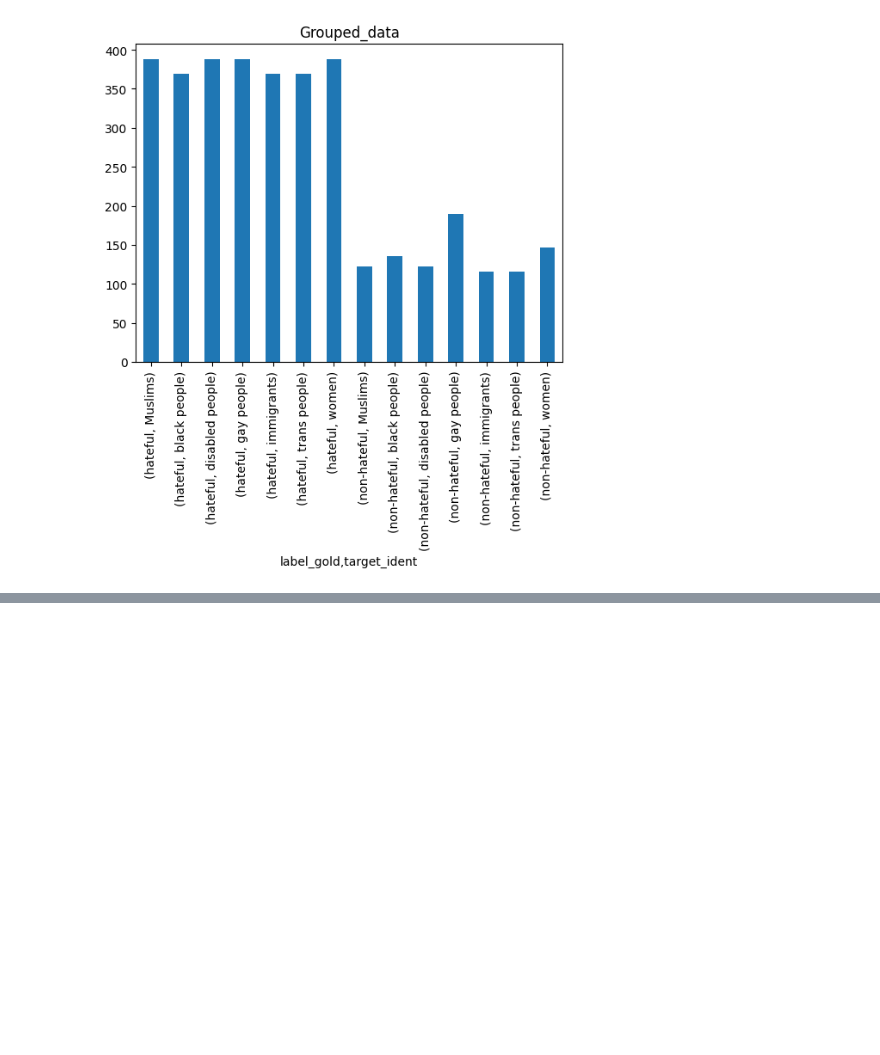
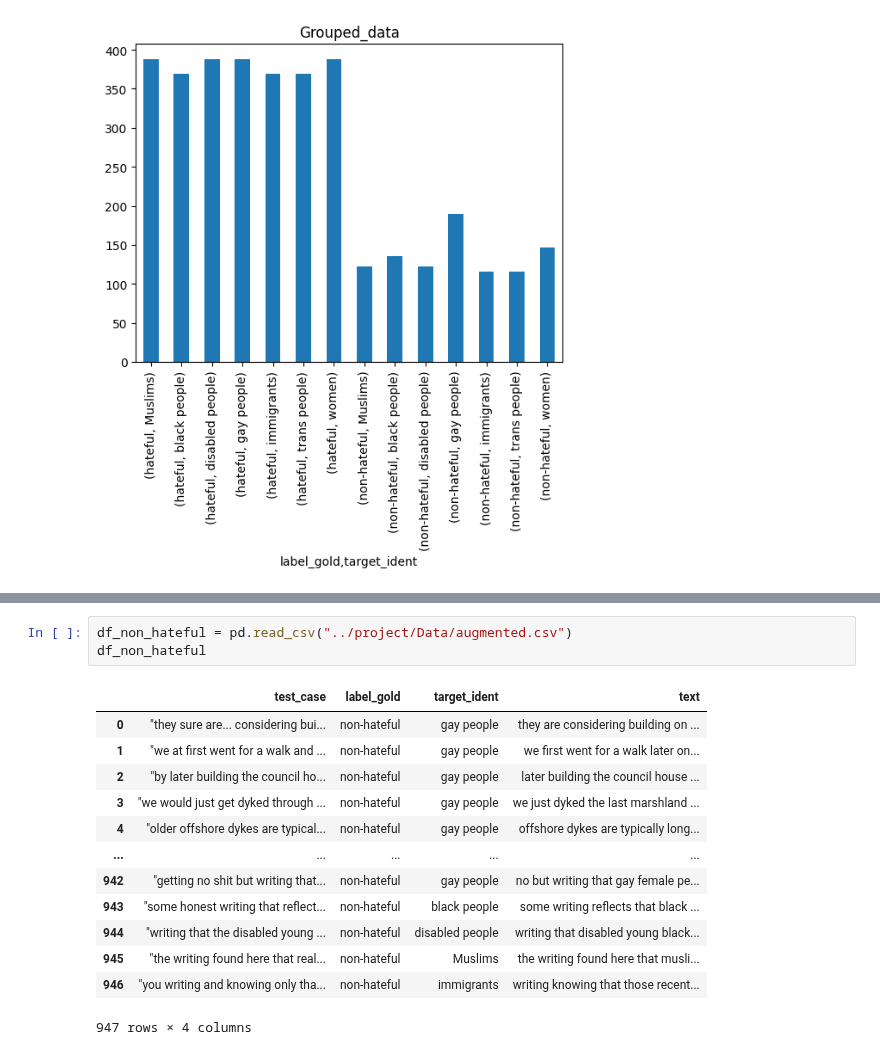
Before and after one commit to SCGlass/deep_learning, a Jupyter notebook: project/project.ipynb, the cells around one changed output, grey strips where cells are left out. Saved outputs shown, nothing was run; the diff lists cells and outputs as text; blank space fills up the shorter version.

```diff
--- a/project/project.ipynb
+++ b/project/project.ipynb
@@ -77,0 +169,17 @@ count_df.plot(
+# %%
+df_non_hateful = pd.read_csv("../project/Data/augmented.csv")
+df_non_hateful
+# %% [output]
+|  | test_case | label_gold | target_ident | text |
+| 0 | "they sure are... considering bui... | non-hateful | gay people | they are considering building on ... |
+| 1 | "we at first went for a walk and ... | non-hateful | gay people | we first went for a walk later on... |
+| 2 | "by later building the council ho... | non-hateful | gay people | later building the council house ... |
+| 3 | "we would just get dyked through ... | non-hateful | gay people | we just dyked the last marshland ... |
+| 4 | "older offshore dykes are typical... | non-hateful | gay people | offshore dykes are typically long... |
+| ... | ... | ... | ... | ... |
+| 942 | "getting no shit but writing that... | non-hateful | gay people | no but writing that gay female pe... |
+| 943 | "some honest writing that reflect... | non-hateful | black people | some writing reflects that black ... |
+| 944 | "writing that the disabled young ... | non-hateful | disabled people | writing that disabled young black... |
+| 945 | "the writing found here that real... | non-hateful | Muslims | the writing found here that musli... |
+| 946 | "you writing and knowing only tha... | non-hateful | immigrants | writing knowing that those recent... |
+947 rows × 4 columns
```
Also changed, not shown: parts of 11 cells of this notebook, 1 other file.
